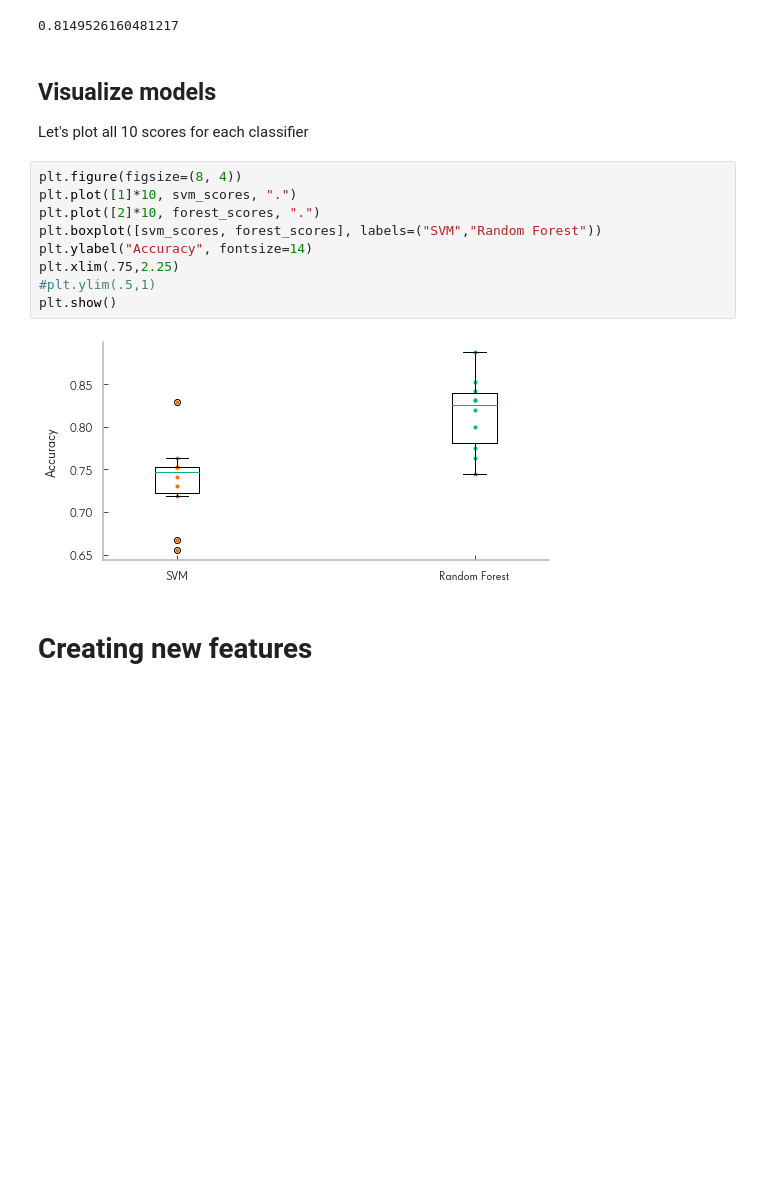
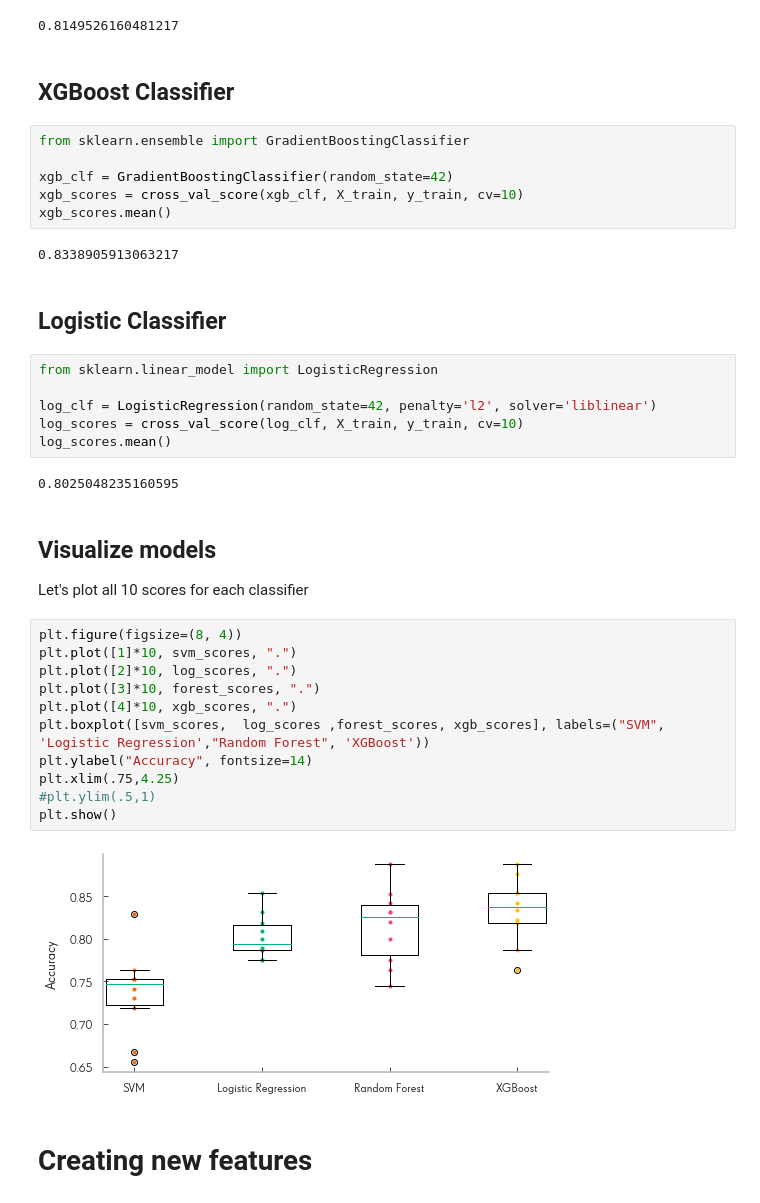
Before and after one commit to caheredia/titanic_predict, a Jupyter notebook: 0.1-data_exploration.ipynb, the cells around one changed output. Cells and saved outputs as stored; diff of their text form; blank space fills up the shorter version.

Commit message:
add comparison between models

```diff
--- a/0.1-data_exploration.ipynb
+++ b/0.1-data_exploration.ipynb
@@ -226,20 +226,42 @@ forest_scores = cross_val_score(forest_clf, X_train, y_train, cv=10)
 forest_scores.mean()
 # %% [output]
 0.8149526160481217
+# %% [markdown]
+## XGBoost Classifier
+# %%
+from sklearn.ensemble import GradientBoostingClassifier
+
+xgb_clf = GradientBoostingClassifier(random_state=42)
+xgb_scores = cross_val_score(xgb_clf, X_train, y_train, cv=10)
+xgb_scores.mean()
+# %% [output]
+0.8338905913063217
+# %% [markdown]
+## Logistic Classifier
+# %%
+from sklearn.linear_model import LogisticRegression
+
+log_clf = LogisticRegression(random_state=42, penalty='l2', solver='liblinear')
+log_scores = cross_val_score(log_clf, X_train, y_train, cv=10)
+log_scores.mean()
+# %% [output]
+0.8025048235160595
 # %% [markdown]
 ## Visualize models
 Let's plot all 10 scores for each classifier
 # %%
 plt.figure(figsize=(8, 4))
 plt.plot([1]*10, svm_scores, ".")
-plt.plot([2]*10, forest_scores, ".")
-plt.boxplot([svm_scores, forest_scores], labels=("SVM","Random Forest"))
+plt.plot([2]*10, log_scores, ".")
+plt.plot([3]*10, forest_scores, ".")
+plt.plot([4]*10, xgb_scores, ".")
+plt.boxplot([svm_scores,  log_scores ,forest_scores, xgb_scores], labels=("SVM", 'Logistic Regression',"Random Forest", 'XGBoost'))
 plt.ylabel("Accuracy", fontsize=14)
-plt.xlim(.75,2.25)
+plt.xlim(.75,4.25)
 #plt.ylim(.5,1)
 plt.show()
 # %% [output]
-[figure, old version]
+[figure, new version]
 # %% [markdown]
 # Creating new features
 # %%
```
Also changed, not shown: parts of 14 cells of this notebook.
